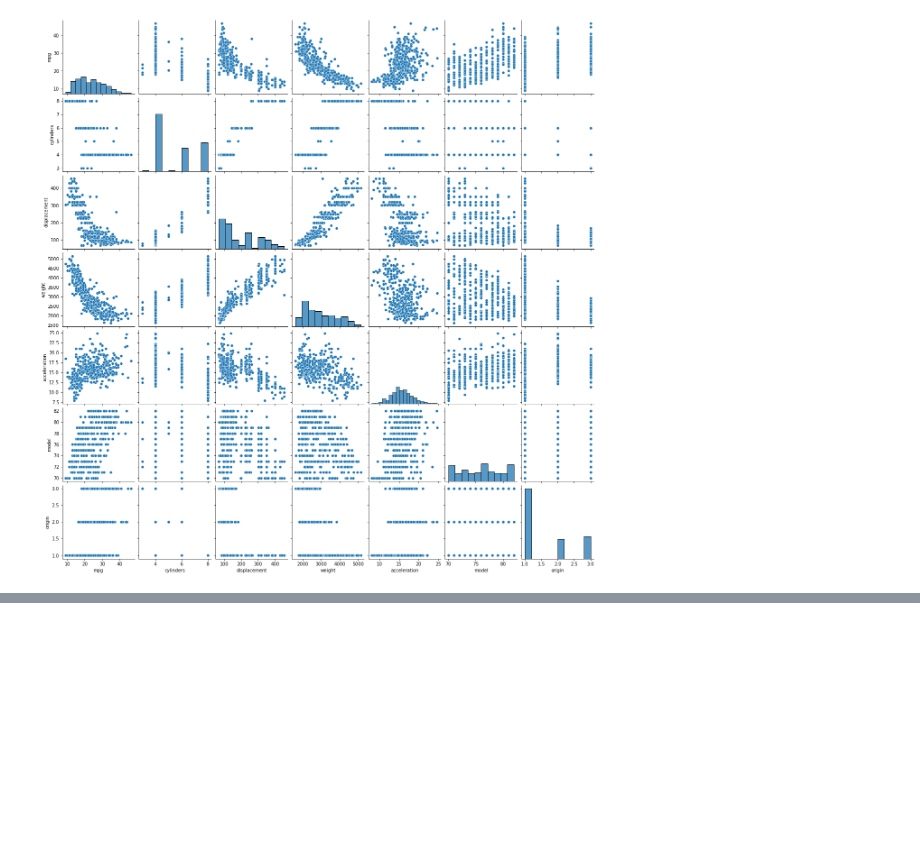
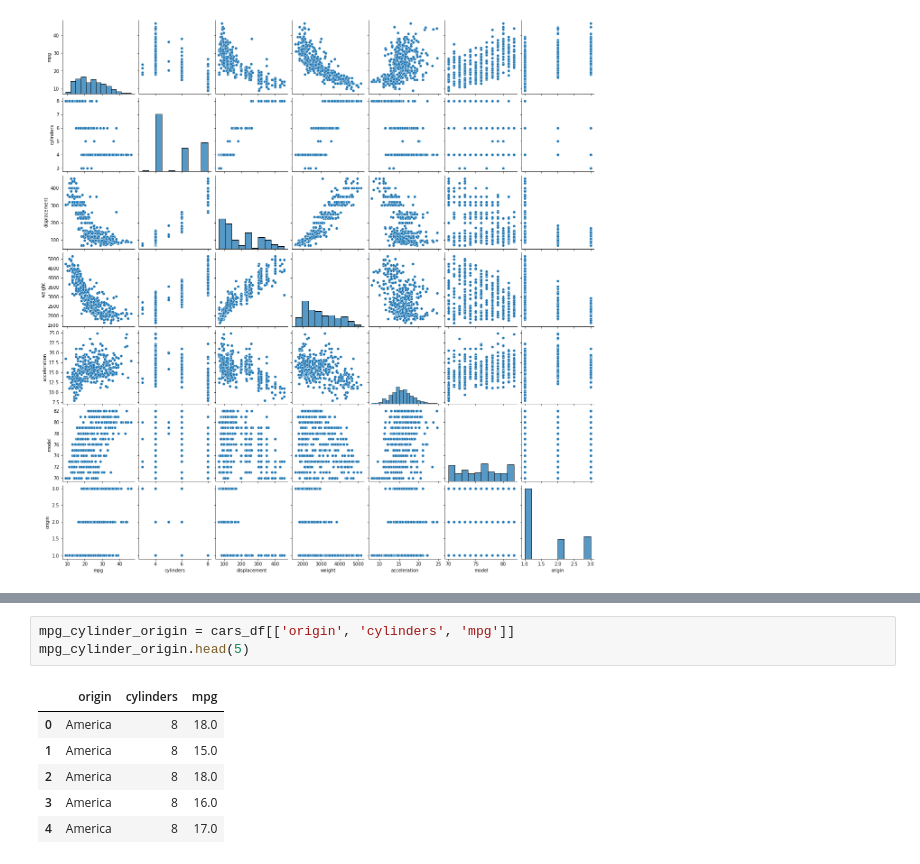
Before and after one commit to morgancoad/cars_analysis, a Jupyter notebook: notebooks/cars_eda.ipynb, the cells around one changed output, grey strips where cells are left out. Cells and saved outputs as stored; diff of their text form; blank space fills up the shorter version.

```diff
--- a/notebooks/cars_eda.ipynb
+++ b/notebooks/cars_eda.ipynb
@@ -48,0 +77,10 @@ sns.pairplot(cars_df)
+# %%
+mpg_cylinder_origin = cars_df[['origin', 'cylinders', 'mpg']]
+mpg_cylinder_origin.head(5)
+# %% [output]
+|  | origin | cylinders | mpg |
+| 0 | America | 8 | 18.0 |
+| 1 | America | 8 | 15.0 |
+| 2 | America | 8 | 18.0 |
+| 3 | America | 8 | 16.0 |
+| 4 | America | 8 | 17.0 |
```
Also changed, not shown: parts of 9 cells of this notebook.
